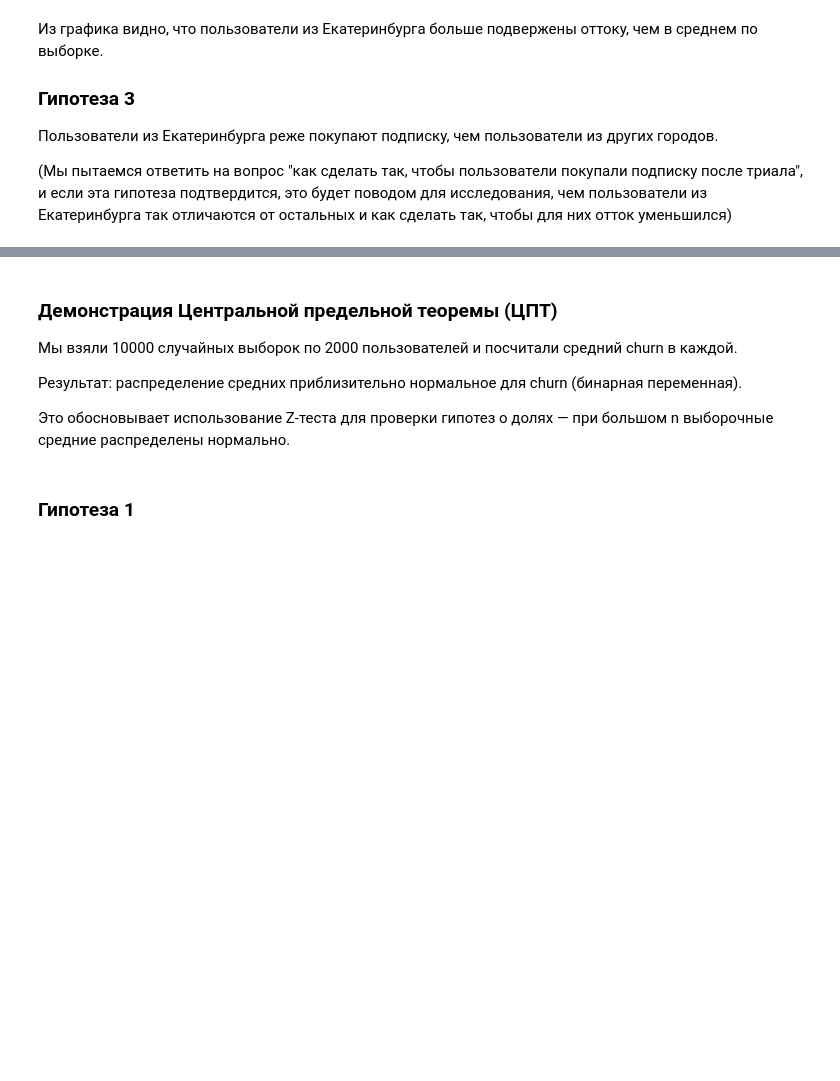
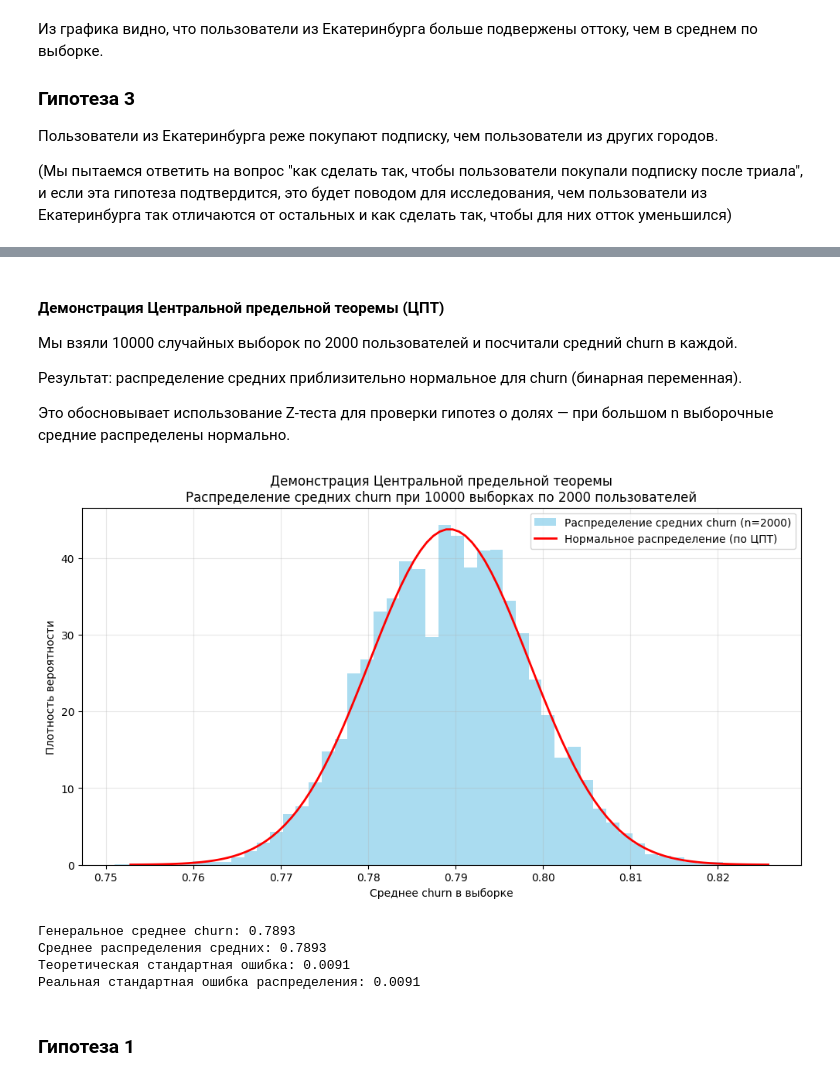
Before and after one commit to mariyakukhtinova-sys/dataton, a Jupyter notebook: dataton_EDA.ipynb, the cells around one changed output, grey strips where cells are left out. Cells and saved outputs as stored; diff of their text form; code cells hidden in the pictures; blank space fills up the shorter version.

```diff
--- a/dataton_EDA.ipynb
+++ b/dataton_EDA.ipynb
@@ -370,11 +327,60 @@ print(f"Реальная стандартная ошибка распредел
 # %% [markdown]
-### Демонстрация Центральной предельной теоремы (ЦПТ)
+#### **Демонстрация Центральной предельной теоремы (ЦПТ)**
 
 Мы взяли 10000 случайных выборок по 2000 пользователей и посчитали средний churn в каждой.
 
 Результат: распределение средних приблизительно нормальное для churn (бинарная переменная).
 
 Это обосновывает использование Z-теста для проверки гипотез о долях — при большом n выборочные средние распределены нормально.
+# %%
+# Проверка на Центральная предельная теорема
+n_samples = 2000      # размер каждой выборки
+n_iterations = 10000  # количество повторений
+
+# Распределение средних churn из всей базы
+mean_churn_list = []
+for _ in range(n_iterations):
+    sample_mean = df.sample(n=n_samples, replace=True)['churn'].mean()
+    mean_churn_list.append(sample_mean)
+
+# Гистограмма
+plt.figure(figsize=(12, 6))
+plt.hist(mean_churn_list,
+         bins=50,
+         density=True,
+         alpha=0.7,
+         color='skyblue',
+         label='Распределение средних churn (n=2000)')
+
+# Теоретическая нормальная кривая по ЦПТ
+mu = df['churn'].mean()                     # генеральное среднее
+sigma = df['churn'].std() / np.sqrt(n_samples)  # стандартная ошибка среднего
+x = np.linspace(mu - 4*sigma, mu + 4*sigma, 100)
+plt.plot(x,
+         norm.pdf(x, mu, sigma),
+         'r-',
+         lw=2,
+         label='Нормальное распределение (по ЦПТ)')
+
+plt.title('Демонстрация Центральной предельной теоремы\n' +
+          'Распределение средних churn при 10000 выборках по 2000 пользователей')
+plt.xlabel('Среднее churn в выборке')
+plt.ylabel('Плотность вероятности')
+plt.legend()
+plt.grid(True, alpha=0.3)
+plt.show()
+
+# Статистика
+print(f"Генеральное среднее churn: {mu:.4f}")
+print(f"Среднее распределения средних: {np.mean(mean_churn_list):.4f}")
+print(f"Теоретическая стандартная ошибка: {sigma:.4f}")
+print(f"Реальная стандартная ошибка распределения: {np.std(mean_churn_list):.4f}")
+# %% [output]
+[figure, new version]
+Генеральное среднее churn: 0.7893
+Среднее распределения средних: 0.7893
+Теоретическая стандартная ошибка: 0.0091
+Реальная стандартная ошибка распределения: 0.0091
 # %% [markdown]
 ### Гипотеза 1
 # %% [markdown]
```
Also changed, not shown: parts of 11 cells of this notebook.
